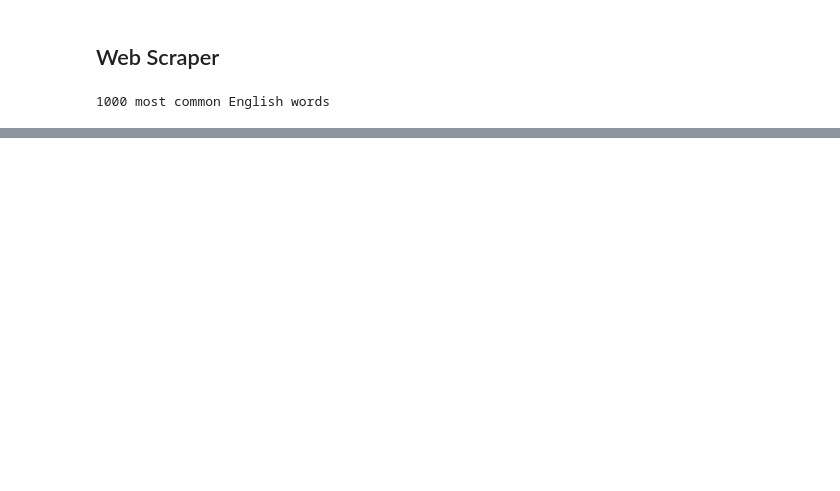
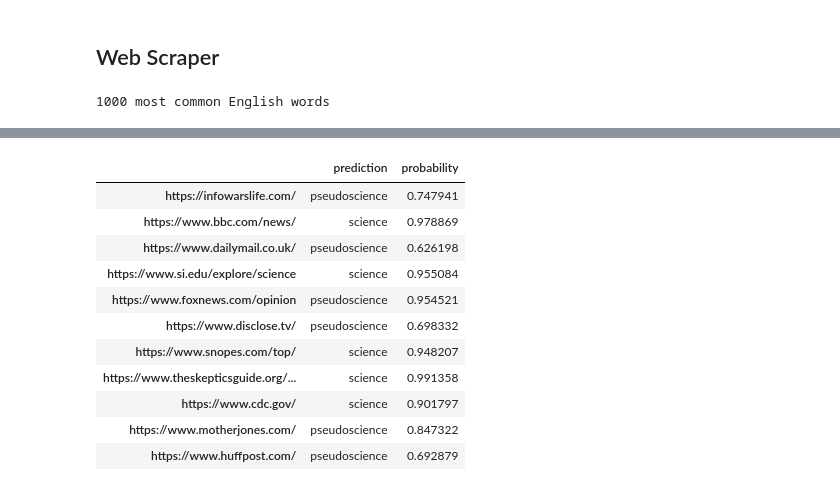
Before and after one commit to sbavery/pseudometer, a Jupyter notebook: nbs/01_data.ipynb, the cells around one changed output, grey strips where cells are left out. Cells and saved outputs as stored; diff of their text form; code cells hidden in the pictures; blank space fills up the shorter version.

```diff
--- a/nbs/01_data.ipynb
+++ b/nbs/01_data.ipynb
@@ -235,0 +188,6 @@ count.most_common()
+# %%
+k = 30 # words
+min_text_len = 50
+max_text_len = 2000
+ignore_words = english_words[:50]
+ignore_filenames = [".mp3",".jpg",".png",".mp4","facebook.com","twitter.com"]
@@ -235,0 +309,46 @@ count.most_common()
+# %%
+test_sources = ['https://infowarslife.com/',
+'https://www.bbc.com/news/',
+'https://www.dailymail.co.uk/',
+'https://www.si.edu/explore/science',
+'https://www.foxnews.com/opinion',
+'https://www.disclose.tv/',
+'https://www.snopes.com/top/',
+'https://www.theskepticsguide.org/about',
+'https://www.cdc.gov/',
+'https://www.motherjones.com/',
+'https://www.huffpost.com/']
+# %%
+d_pred = {}
+
+for source in test_sources:
+    page = get_page_all(source, k, ignore_words)
+    length = len(page.cleaned_text)
+    if  length < min_text_len:
+        print("ERROR:",source,length,"words")
+    else:
+        common_words = ' '.join([count[0] for count in page.most_common_words])
+        text = page.cleaned_text
+        with learn.no_bar(), learn.no_logging():
+            prediction = learn.predict(text)
+        if prediction[0] == "science":
+            p = prediction[2][1].item()
+        else:
+            p = prediction[2][0].item()
+        d_pred[source] = [prediction[0], p]
+
+df = pd.DataFrame.from_dict(d_pred, orient='index', columns=['prediction', 'probability'])
+df
+# %% [output]
+|  | prediction | probability |
+| https://infowarslife.com/ | pseudoscience | 0.747941 |
+| https://www.bbc.com/news/ | science | 0.978869 |
+| https://www.dailymail.co.uk/ | pseudoscience | 0.626198 |
+| https://www.si.edu/explore/science | science | 0.955084 |
+| https://www.foxnews.com/opinion | pseudoscience | 0.954521 |
+| https://www.disclose.tv/ | pseudoscience | 0.698332 |
+| https://www.snopes.com/top/ | science | 0.948207 |
+| https://www.theskepticsguide.org/... | science | 0.991358 |
+| https://www.cdc.gov/ | science | 0.901797 |
+| https://www.motherjones.com/ | pseudoscience | 0.847322 |
+| https://www.huffpost.com/ | pseudoscience | 0.692879 |
```
Also changed, not shown: parts of 26 cells of this notebook, 4 other files.
